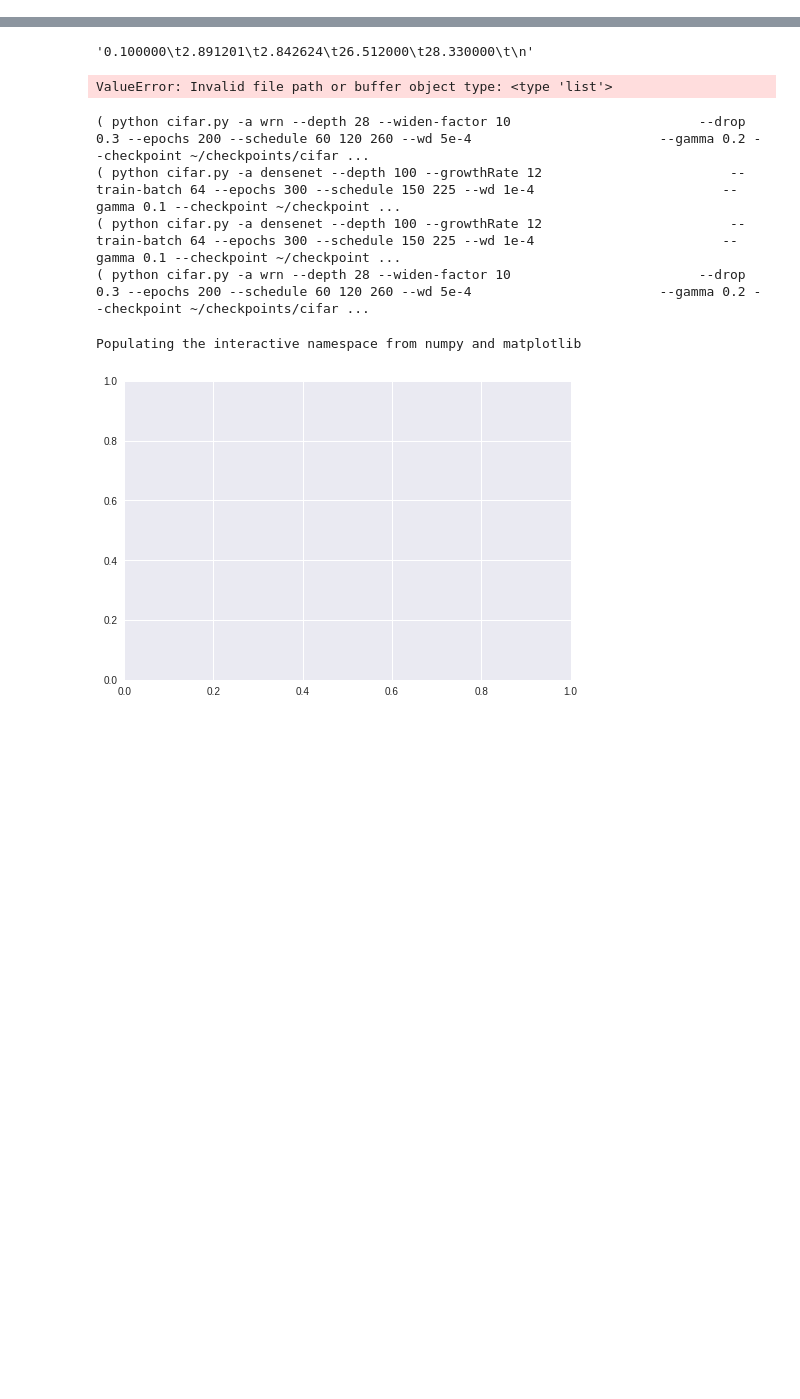
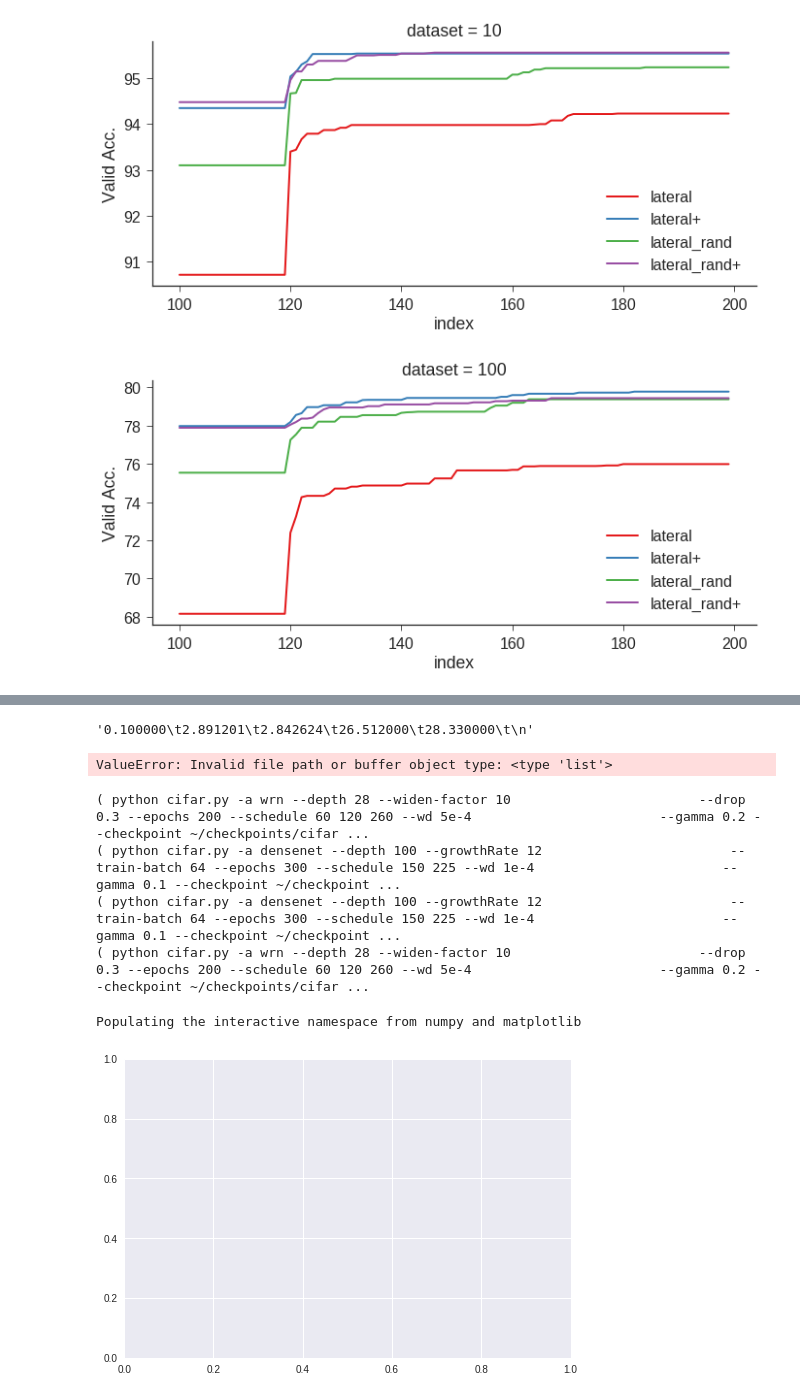
Before and after one commit to rosenfeldamir/pytorch-classification, a Jupyter notebook: Lateral Inhibition.ipynb, the cells around one changed output, grey strips where cells are left out. Saved outputs shown, nothing was run; the diff lists cells and outputs as text; code cells hidden in the pictures; blank space fills up the shorter version.

```diff
--- a/Lateral Inhibition.ipynb
+++ b/Lateral Inhibition.ipynb
@@ -0,0 +366,52 @@
+# %%
+#for my_arch in ['dense','wrn']:
+my_arch = 'wrn'
+sampling=1
+a = pickle.load(open('/home/amir/Downloads/results_full.pkl'))
+sns.set_context('paper',font_scale=2)
+sns.set_style('ticks')
+from StringIO import StringIO
+z = []
+for aa in a:
+    flines=aa['flines']
+    #if len(flines) < 200:
+    #    continue
+    theTable = L = '\n'.join(map(str.strip,flines))
+    aa_table = pd.read_table(StringIO(L)).reset_index()
+    aa_table['arch']=aa['arch']
+    if aa['arch']!=my_arch:
+        continue
+    if applyCummax:
+        aa_table['Valid Acc.'] = aa_table['Valid Acc.'].cummax()
+    #if aa['dataset']=='100':
+    #    continue
+    #aa_table = aa_table[::sampling]
+    s = ''
+    lll = aa['lateral']
+    if lll=='none':
+        s = 'no_lateral'
+    elif lll=='default':
+        s = 'lateral'
+    elif lll=='rand':
+        s = 'lateral_rand'
+    if aa ['let_inhibition_learn']:
+        s+='+'
+    aa_table['mode'] = s
+    aa_table['let_inhibition_learn']=aa['let_inhibition_learn']
+    aa_table['lateral']=aa['lateral']
+    aa_table['dataset']=aa['dataset']
+    aa_table['trial']=aa['trial']
+    z.append(aa_table)
+z = pd.concat(z)
+close()
+sns.set_palette(sns.color_palette("Set1", n_colors=4, desat=1))
+min_index=100
+for dataset in ['10','100']:
+    g = sns.FacetGrid(data=z[(z.dataset==dataset) & (z.index >=min_index)],col='dataset',hue='mode',size=5,aspect=2)
+    g = g.map_dataframe(plt.plot,'index', 'Valid Acc.',linewidth=2,linestyle='-')
+    #ylim([90,97])
+
+    legend()
+# %% [output]
+[figure, added]
+[figure, added]
```
Also changed, not shown: parts of 49 cells of this notebook, 11 other files.
